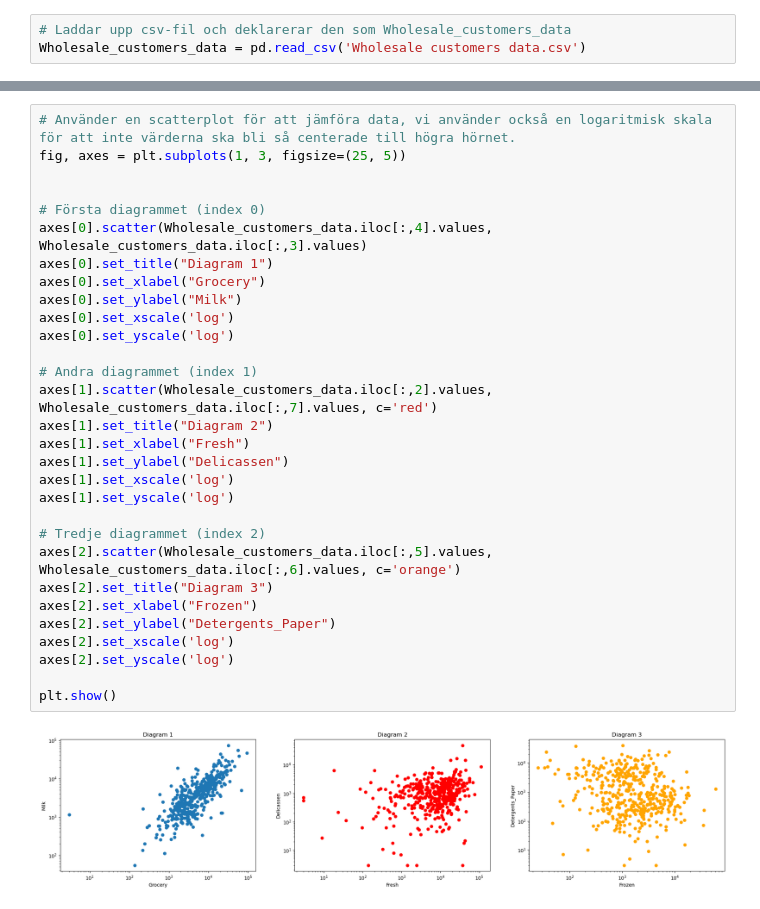
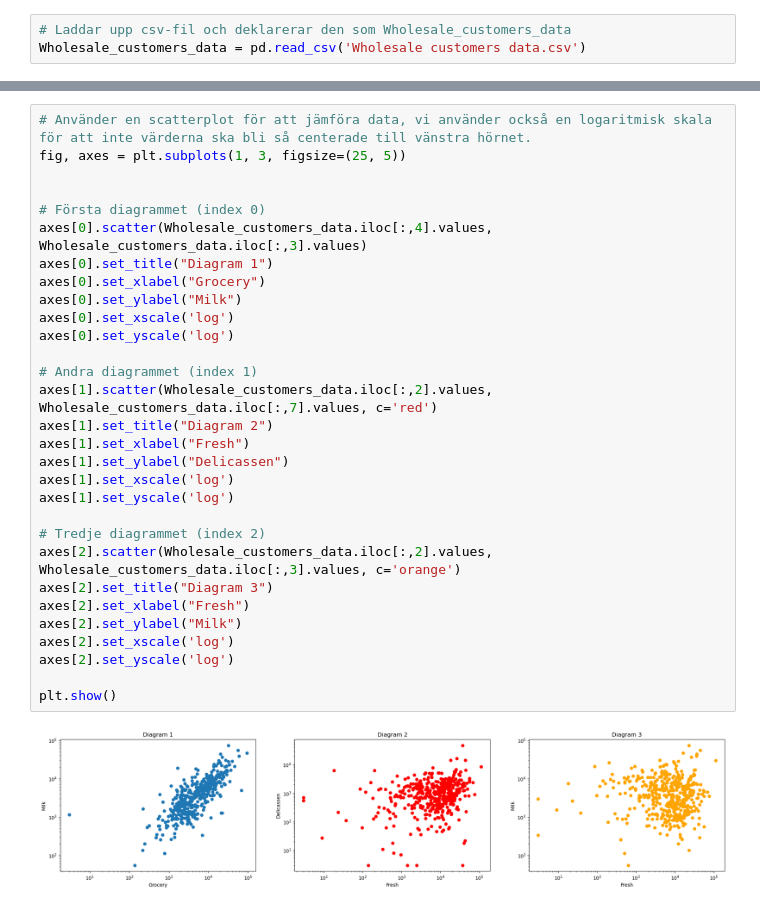
Before and after one commit to phedstroem/GIK2FB_Labb1_Grupp6, a Jupyter notebook: T2.ipynb, the cells around one changed output, grey strips where cells are left out. Cells and saved outputs as stored; diff of their text form.

```diff
--- a/T2.ipynb
+++ b/T2.ipynb
@@ -34,37 +29,37 @@ Wholesale_customers_data.describe()
 | 75% | 2.000000 | 3.000000 | 16933.750000 | 7190.250000 | 10655.750000 | 3554.250000 | 3922.000000 | 1820.250000 |
 | max | 2.000000 | 3.000000 | 112151.000000 | 73498.000000 | 92780.000000 | 60869.000000 | 40827.000000 | 47943.000000 |
 # %%
-# Använder en scatterplot för att jämföra data, vi använder också en logaritmisk skala för att inte värderna ska bli så centerade till högra hörnet.
+# Använder en scatterplot för att jämföra data, vi använder också en logaritmisk skala för att inte värderna ska bli så centerade till vänstra hörnet.
 fig, axes = plt.subplots(1, 3, figsize=(25, 5))
 
 
 # Första diagrammet (index 0)
 axes[0].scatter(Wholesale_customers_data.iloc[:,4].values, Wholesale_customers_data.iloc[:,3].values)
 axes[0].set_title("Diagram 1")
 axes[0].set_xlabel("Grocery")
 axes[0].set_ylabel("Milk")
 axes[0].set_xscale('log')
 axes[0].set_yscale('log')
 
 # Andra diagrammet (index 1)
 axes[1].scatter(Wholesale_customers_data.iloc[:,2].values, Wholesale_customers_data.iloc[:,7].values, c='red')
 axes[1].set_title("Diagram 2")
 axes[1].set_xlabel("Fresh")
 axes[1].set_ylabel("Delicassen")
 axes[1].set_xscale('log')
 axes[1].set_yscale('log')
 
 # Tredje diagrammet (index 2)
-axes[2].scatter(Wholesale_customers_data.iloc[:,5].values, Wholesale_customers_data.iloc[:,6].values, c='orange')
+axes[2].scatter(Wholesale_customers_data.iloc[:,2].values, Wholesale_customers_data.iloc[:,3].values, c='orange')
 axes[2].set_title("Diagram 3")
-axes[2].set_xlabel("Frozen")
-axes[2].set_ylabel("Detergents_Paper")
+axes[2].set_xlabel("Fresh")
+axes[2].set_ylabel("Milk")
 axes[2].set_xscale('log')
 axes[2].set_yscale('log')
 
 plt.show()
 # %% [output]
-[figure, old version]
+[figure, new version]
 # %%
 # Skapar ett Dendrogram för att kunna avgöra hur många kluster vi ska använda.
 features = ['Grocery', 'Milk']
```
Also changed, not shown: parts of 4 cells of this notebook.
